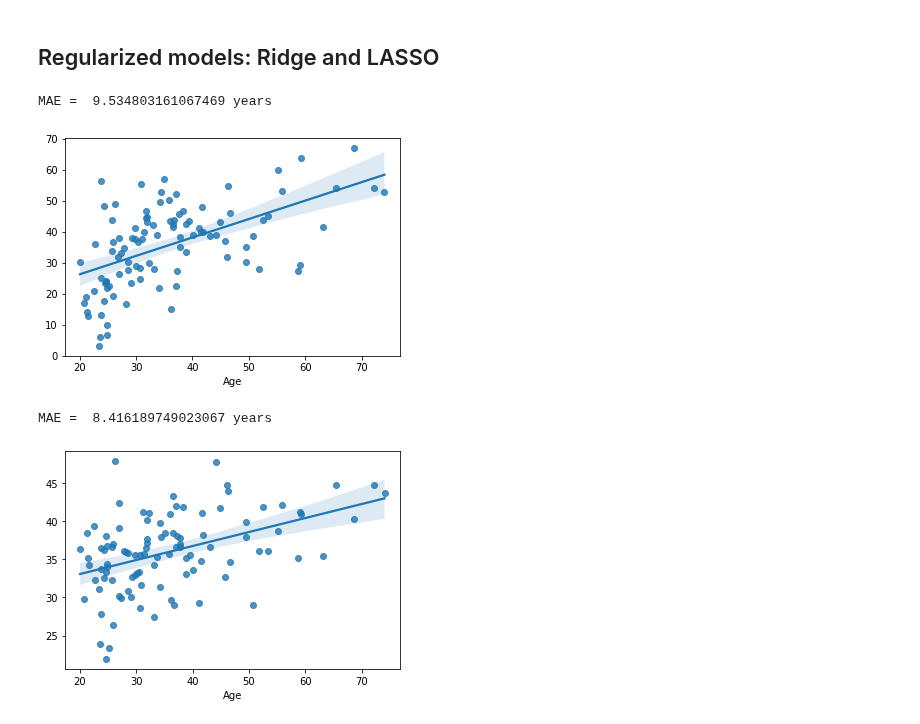
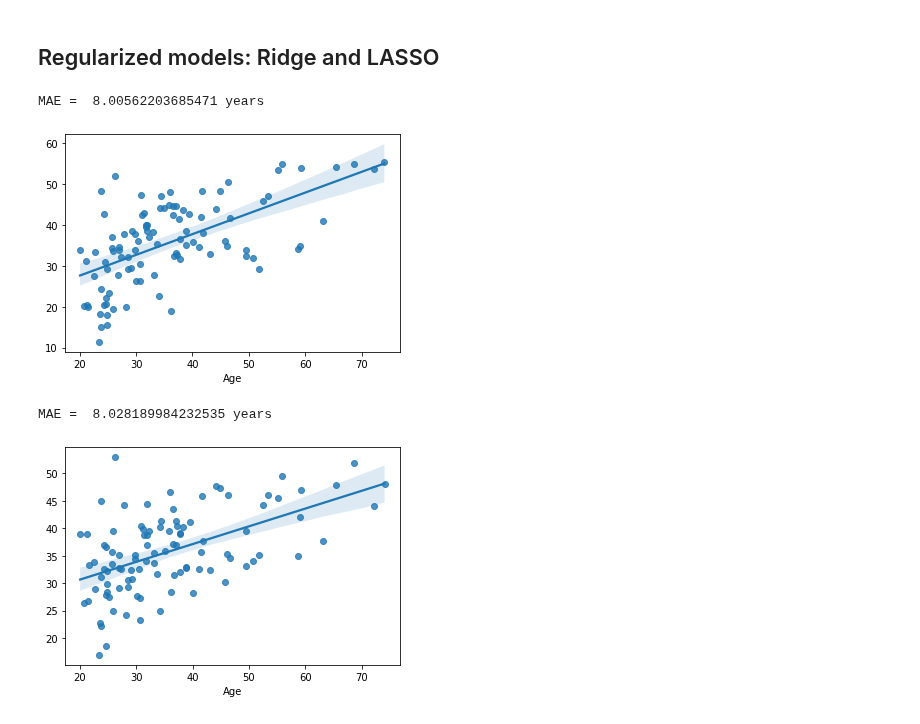
Before and after one commit to pni-lab/predmod_lecture, a Jupyter notebook: contents/4_reducing_complexity/practice_regularization.ipynb, the cells around one changed output. Drawn from its saved outputs; the diff is of its cells as text; code cells hidden in the pictures.

```diff
--- a/contents/4_reducing_complexity/practice_regularization.ipynb
+++ b/contents/4_reducing_complexity/practice_regularization.ipynb
@@ -81,24 +81,24 @@ MAE =  8.190707243962333 years
 # %%
 from sklearn.linear_model import Ridge
 
 features = df.columns[2:]
 
 # Changed:                                       VVV here VVV
-cv_predictions = cross_val_predict(estimator=Ridge(alpha=1000000), y=df[target], X=df[features], cv=KFold(5))
+cv_predictions = cross_val_predict(estimator=Ridge(alpha=10000000), y=df[target], X=df[features], cv=KFold(5))
 sns.regplot(x=df[target], y=cv_predictions)
 print('MAE = ', mean_absolute_error(y_true=df[target], y_pred=cv_predictions), 'years')
 # %% [output]
-MAE =  9.534803161067469 years
+MAE =  8.00562203685471 years
-[figure, old version]
+[figure, new version]
 # %%
 from sklearn.linear_model import Lasso
 
-features = df.columns[2:12]
+features = df.columns[2:]
 
 # Changed:                                     VVV here VVV
 cv_predictions = cross_val_predict(estimator=Lasso(alpha=1000), y=df[target], X=df[features], cv=KFold(5))
 sns.regplot(x=df[target], y=cv_predictions)
 print('MAE = ', mean_absolute_error(y_true=df[target], y_pred=cv_predictions), 'years')
 # %% [output]
-MAE =  8.416189749023067 years
+MAE =  8.028189984232535 years
-[figure, old version]
+[figure, new version]
```
Also changed, not shown: 1 other file.
